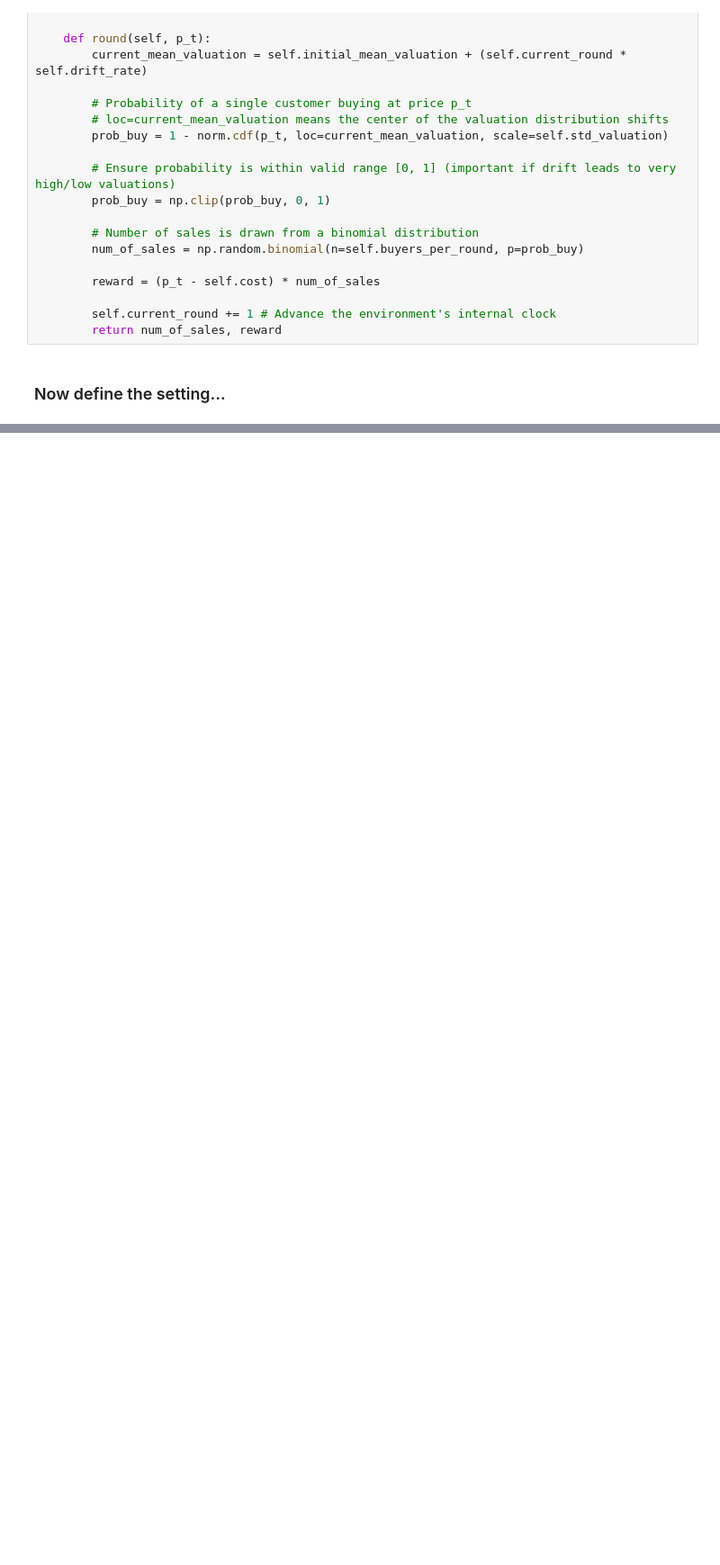
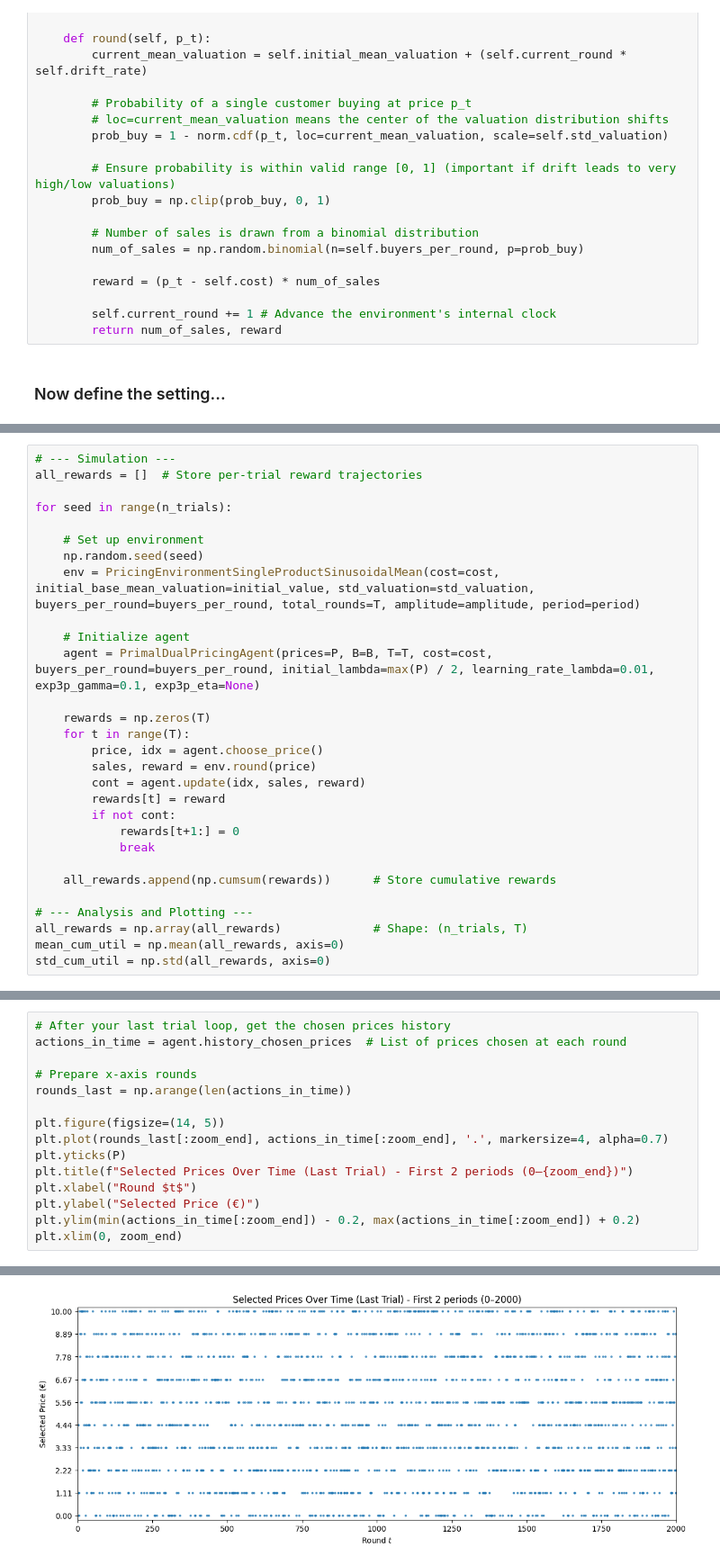
Before and after one commit to peetceenatoo/online-learning, a Jupyter notebook: R3.ipynb, the cells around one changed output, grey strips where cells are left out. Shown at 90% size. Saved outputs shown, nothing was run; the diff lists cells and outputs as text; blank space fills up the shorter version.

Commit message:
Added primal-dual algorithm

```diff
--- a/R3.ipynb
+++ b/R3.ipynb
@@ -120,0 +217,29 @@ s = 30                    # random seed
+# %%
+# --- Simulation ---
+all_rewards = []  # Store per-trial reward trajectories
+
+for seed in range(n_trials):
+
+    # Set up environment
+    np.random.seed(seed)
+    env = PricingEnvironmentSingleProductSinusoidalMean(cost=cost, initial_base_mean_valuation=initial_value, std_valuation=std_valuation, buyers_per_round=buyers_per_round, total_rounds=T, amplitude=amplitude, period=period)
+
+    # Initialize agent
+    agent = PrimalDualPricingAgent(prices=P, B=B, T=T, cost=cost, buyers_per_round=buyers_per_round, initial_lambda=max(P) / 2, learning_rate_lambda=0.01, exp3p_gamma=0.1, exp3p_eta=None)
+
+    rewards = np.zeros(T)
+    for t in range(T):
+        price, idx = agent.choose_price()
+        sales, reward = env.round(price)
+        cont = agent.update(idx, sales, reward)
+        rewards[t] = reward
+        if not cont:
+            rewards[t+1:] = 0
+            break
+
+    all_rewards.append(np.cumsum(rewards))      # Store cumulative rewards
+
+# --- Analysis and Plotting ---
+all_rewards = np.array(all_rewards)             # Shape: (n_trials, T)
+mean_cum_util = np.mean(all_rewards, axis=0)
+std_cum_util = np.std(all_rewards, axis=0)
@@ -120,0 +279,16 @@ s = 30                    # random seed
+# %%
+# After your last trial loop, get the chosen prices history
+actions_in_time = agent.history_chosen_prices  # List of prices chosen at each round
+
+# Prepare x-axis rounds
+rounds_last = np.arange(len(actions_in_time))
+
+plt.figure(figsize=(14, 5))
+plt.plot(rounds_last[:zoom_end], actions_in_time[:zoom_end], '.', markersize=4, alpha=0.7)
+plt.yticks(P)
+plt.title(f"Selected Prices Over Time (Last Trial) - First 2 periods (0–{zoom_end})")
+plt.xlabel("Round $t$")
+plt.ylabel("Selected Price (€)")
+plt.ylim(min(actions_in_time[:zoom_end]) - 0.2, max(actions_in_time[:zoom_end]) + 0.2)
+plt.xlim(0, zoom_end)
+# %% [output]
@@ -120,0 +296 @@ s = 30                    # random seed
+[figure, added]
```
Also changed, not shown: parts of 19 cells of this notebook.
